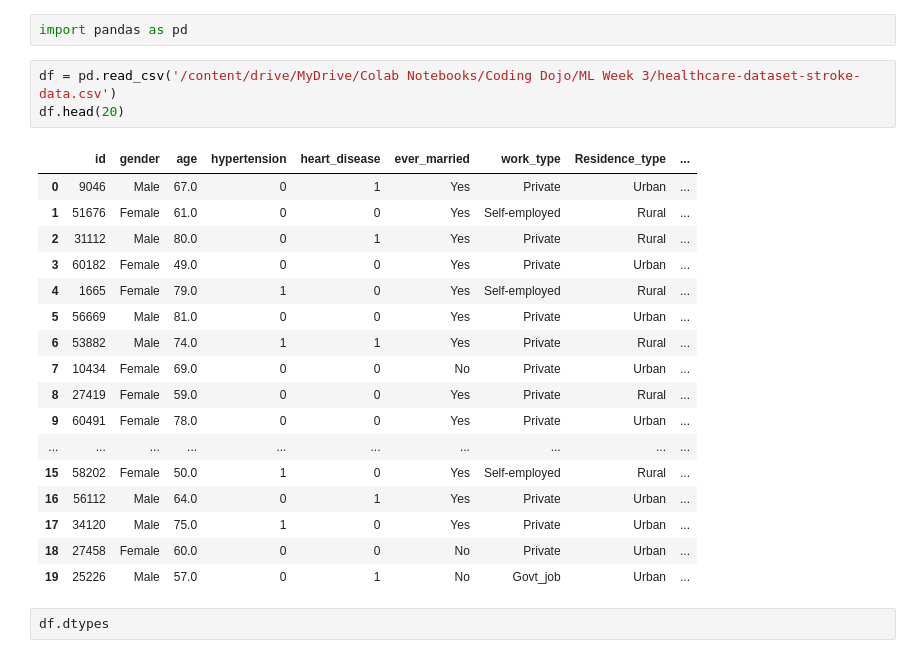
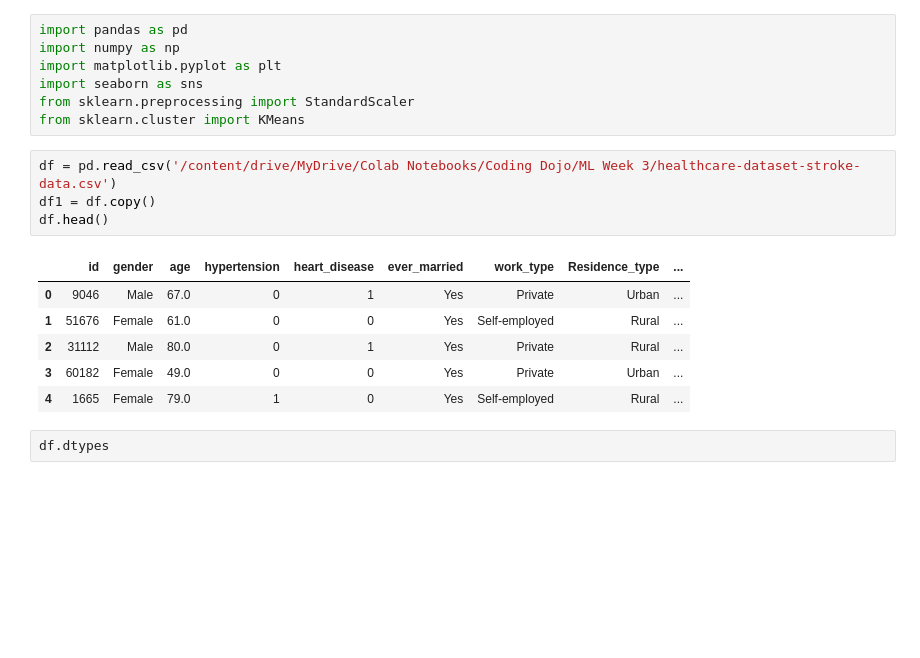
Before and after one commit to MichaelArthur224/Project-2, a Jupyter notebook: Stroke.ipynb, the cells around one changed output. Drawn from its saved outputs; the diff is of its cells as text; blank space fills up the shorter version.

```diff
--- a/Stroke.ipynb
+++ b/Stroke.ipynb
@@ -1,28 +1,23 @@
 # %% [markdown]
 <a href="https://colab.research.google.com/github/MichaelArthur224/Project-2/blob/main/Stroke.ipynb" target="_parent"><img src="https://colab.research.google.com/assets/colab-badge.svg" alt="Open In Colab"/></a>
-# %%
-import pandas as pd
+# %%
+import pandas as pd
+import numpy as np
+import matplotlib.pyplot as plt
+import seaborn as sns
+from sklearn.preprocessing import StandardScaler
+from sklearn.cluster import KMeans
 # %%
 df = pd.read_csv('/content/drive/MyDrive/Colab Notebooks/Coding Dojo/ML Week 3/healthcare-dataset-stroke-data.csv')
-df.head(20)
+df1 = df.copy()
+df.head()
 # %% [output]
 |  | id | gender | age | hypertension | heart_disease | ever_married | work_type | Residence_type | ... |
 | 0 | 9046 | Male | 67.0 | 0 | 1 | Yes | Private | Urban | ... |
 | 1 | 51676 | Female | 61.0 | 0 | 0 | Yes | Self-employed | Rural | ... |
 | 2 | 31112 | Male | 80.0 | 0 | 1 | Yes | Private | Rural | ... |
 | 3 | 60182 | Female | 49.0 | 0 | 0 | Yes | Private | Urban | ... |
 | 4 | 1665 | Female | 79.0 | 1 | 0 | Yes | Self-employed | Rural | ... |
-| 5 | 56669 | Male | 81.0 | 0 | 0 | Yes | Private | Urban | ... |
-| 6 | 53882 | Male | 74.0 | 1 | 1 | Yes | Private | Rural | ... |
-| 7 | 10434 | Female | 69.0 | 0 | 0 | No | Private | Urban | ... |
-| 8 | 27419 | Female | 59.0 | 0 | 0 | Yes | Private | Rural | ... |
-| 9 | 60491 | Female | 78.0 | 0 | 0 | Yes | Private | Urban | ... |
-| ... | ... | ... | ... | ... | ... | ... | ... | ... | ... |
-| 15 | 58202 | Female | 50.0 | 1 | 0 | Yes | Self-employed | Rural | ... |
-| 16 | 56112 | Male | 64.0 | 0 | 1 | Yes | Private | Urban | ... |
-| 17 | 34120 | Male | 75.0 | 1 | 0 | Yes | Private | Urban | ... |
-| 18 | 27458 | Female | 60.0 | 0 | 0 | No | Private | Urban | ... |
-| 19 | 25226 | Male | 57.0 | 0 | 1 | No | Govt_job | Urban | ... |
 # %%
 df.dtypes
 # %% [output]
```
Also changed, not shown: parts of 8 cells of this notebook.
